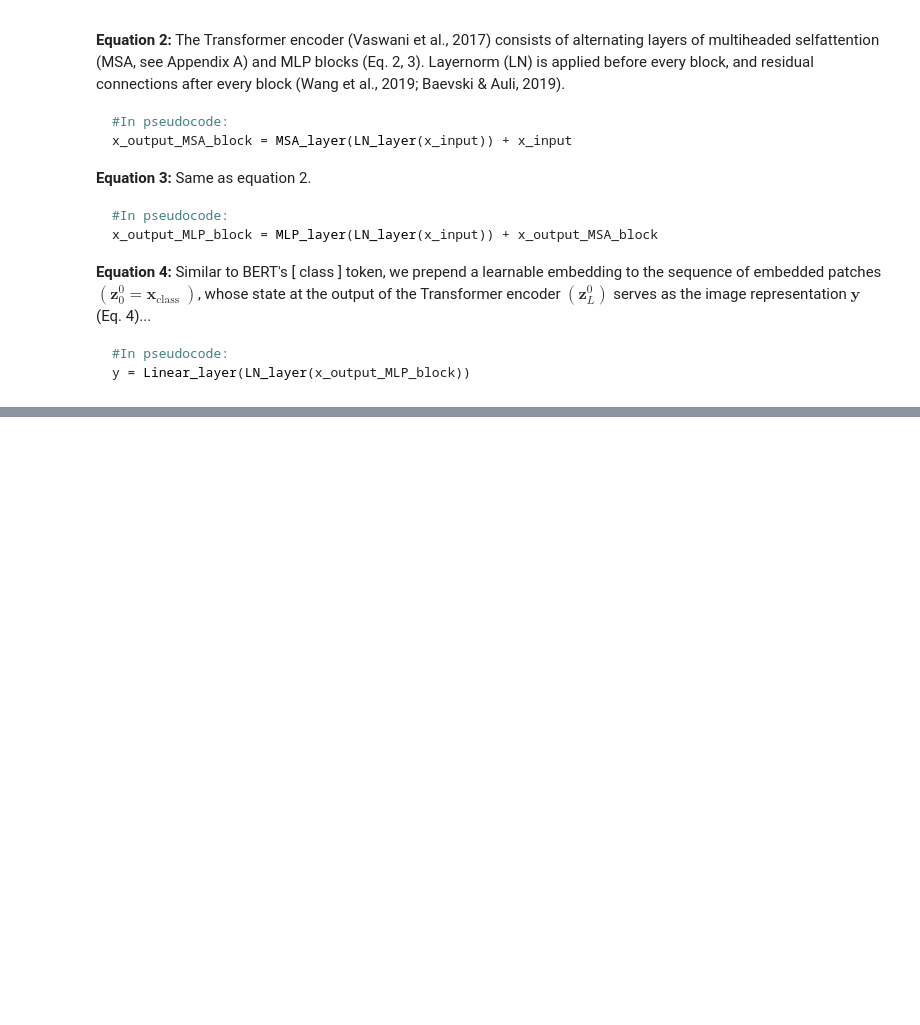
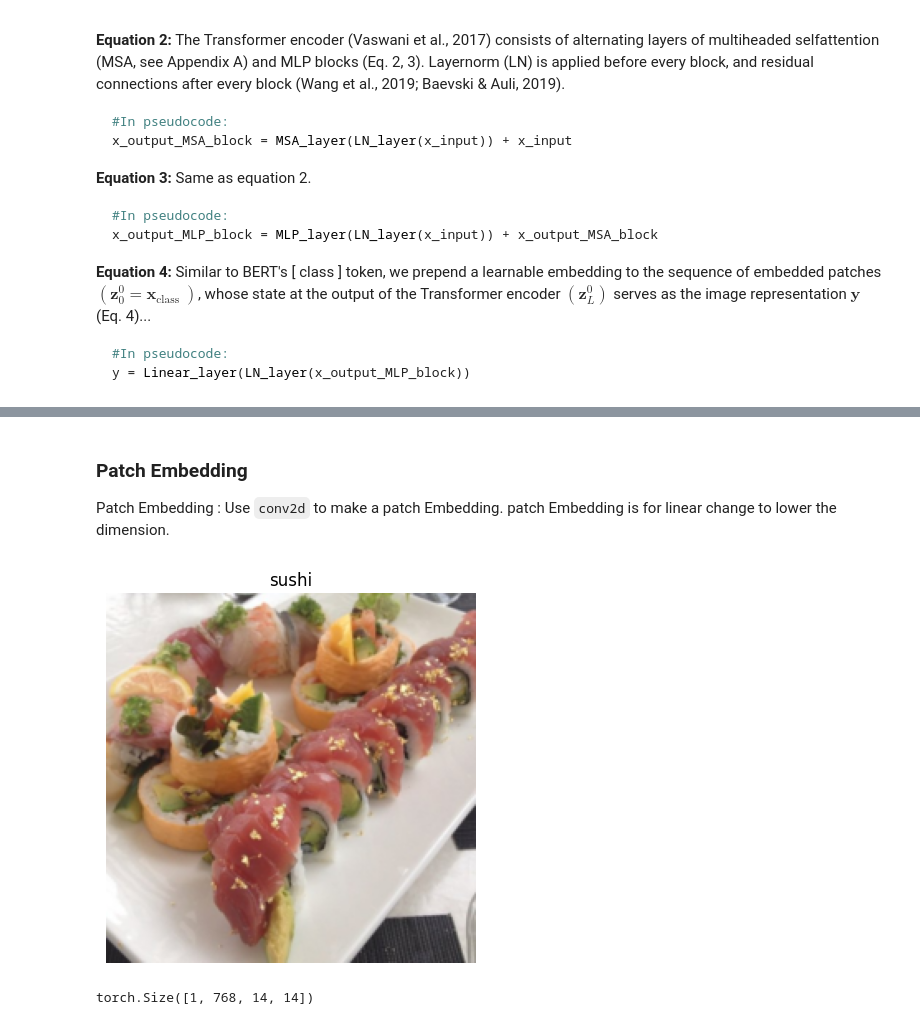
Before and after one commit to DutchVandaline/Artificial_Intelligence, a Jupyter notebook: Vision_Transformer_self_build.ipynb, the cells around one changed output, grey strips where cells are left out. Drawn from its saved outputs; the diff is of its cells as text; code cells hidden in the pictures; blank space fills up the shorter version.

```diff
--- a/Vision_Transformer_self_build.ipynb
+++ b/Vision_Transformer_self_build.ipynb
@@ -142,0 +256,4 @@ y = Linear_layer(LN_layer(x_output_MLP_block))
+# %% [markdown]
+### Patch Embedding
+
+Patch Embedding : Use `conv2d` to make a patch Embedding. patch Embedding is for linear change to lower the dimension.
@@ -142,0 +271,11 @@ y = Linear_layer(LN_layer(x_output_MLP_block))
+# %%
+plt.imshow(image.permute(1,2,0))
+plt.title(class_names[label])
+plt.axis(False);
+# %% [output]
+[figure, added]
+# %%
+image_out_of_conv = conv2d(image.unsqueeze(0)) # add batch dimension -> (batch_size, color channel, )
+print(image_out_of_conv.shape)
+# %% [output]
+torch.Size([1, 768, 14, 14])
```
Also changed, not shown: parts of 11 cells of this notebook.
